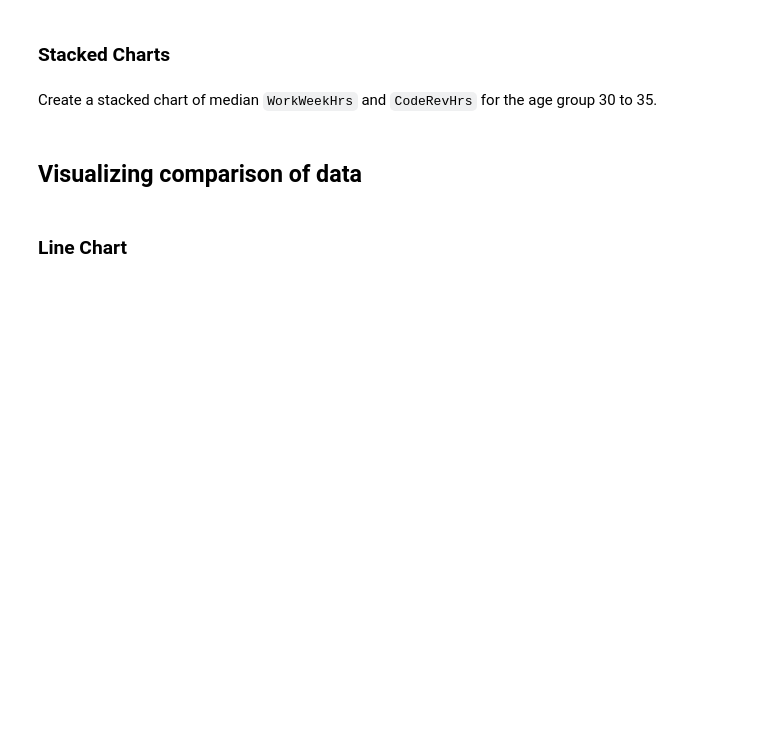
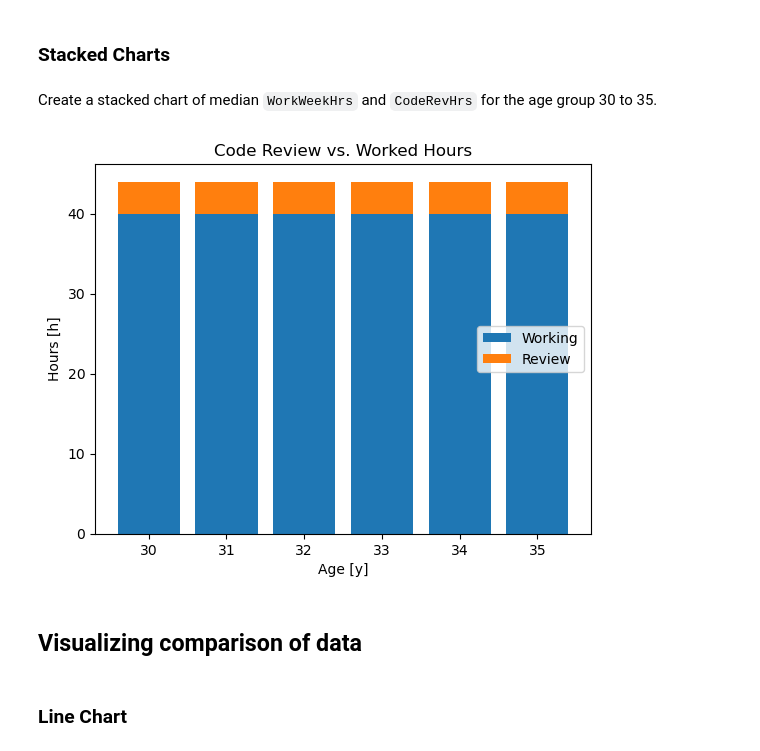
Before and after one commit to sebblank/DA_coursera, a Jupyter notebook: week_04_DataVisualization.ipynb, the cells around one changed output. Cells and saved outputs as stored; diff of their text form; code cells hidden in the pictures; blank space fills up the shorter version.

```diff
--- a/week_04_DataVisualization.ipynb
+++ b/week_04_DataVisualization.ipynb
@@ -240,3 +355,50 @@ Create a stacked chart of median `WorkWeekHrs` and `CodeRevHrs` for the age grou
+# %%
+QUERY = """
+SELECT Age,CodeRevHrs,WorkWeekHrs FROM master where Age >= 30 and Age <=30
+"""
+df30 = pd.read_sql_query(QUERY,conn)
+
+QUERY = """
+SELECT Age,CodeRevHrs,WorkWeekHrs FROM master where Age >= 31 and Age <=31
+"""
+df31 = pd.read_sql_query(QUERY,conn)
+
+QUERY = """
+SELECT Age,CodeRevHrs,WorkWeekHrs FROM master where Age >= 32 and Age <=32
+"""
+df32 = pd.read_sql_query(QUERY,conn)
+
+QUERY = """
+SELECT Age,CodeRevHrs,WorkWeekHrs FROM master where Age >= 33 and Age <=33
+"""
+df33 = pd.read_sql_query(QUERY,conn)
+
+QUERY = """
+SELECT Age,CodeRevHrs,WorkWeekHrs FROM master where Age >= 34 and Age <=34
+"""
+df34 = pd.read_sql_query(QUERY,conn)
+
+QUERY = """
+SELECT Age,CodeRevHrs,WorkWeekHrs FROM master where Age >= 35 and Age <=35
+"""
+df35 = pd.read_sql_query(QUERY,conn)
+
+
+groups = ['30','31','32','33','34','35']
+
+cr_h =[ df30['CodeRevHrs'].median(), df31['CodeRevHrs'].median(), df32['CodeRevHrs'].median(), df33['CodeRevHrs'].median(), df34['CodeRevHrs'].median(), df35['CodeRevHrs'].median()]
+w_h = [ df30['WorkWeekHrs'].median(), df31['WorkWeekHrs'].median(), df32['WorkWeekHrs'].median(), df33['WorkWeekHrs'].median(),df34['WorkWeekHrs'].median(), df35['WorkWeekHrs'].median()]
+
+plt.bar(groups, w_h, label='Working')
+plt.bar(groups, cr_h, bottom = w_h, label='Review')
+
+plt.title('Code Review vs. Worked Hours')
+plt.legend(loc='right')
+plt.xlabel('Age [y]')
+plt.ylabel('Hours [h]')
+plt.show()
+# %% [output]
+[figure, added]
 # %% [markdown]
 ## Visualizing comparison of data
 # %% [markdown]
```
Also changed, not shown: parts of 16 cells of this notebook.
